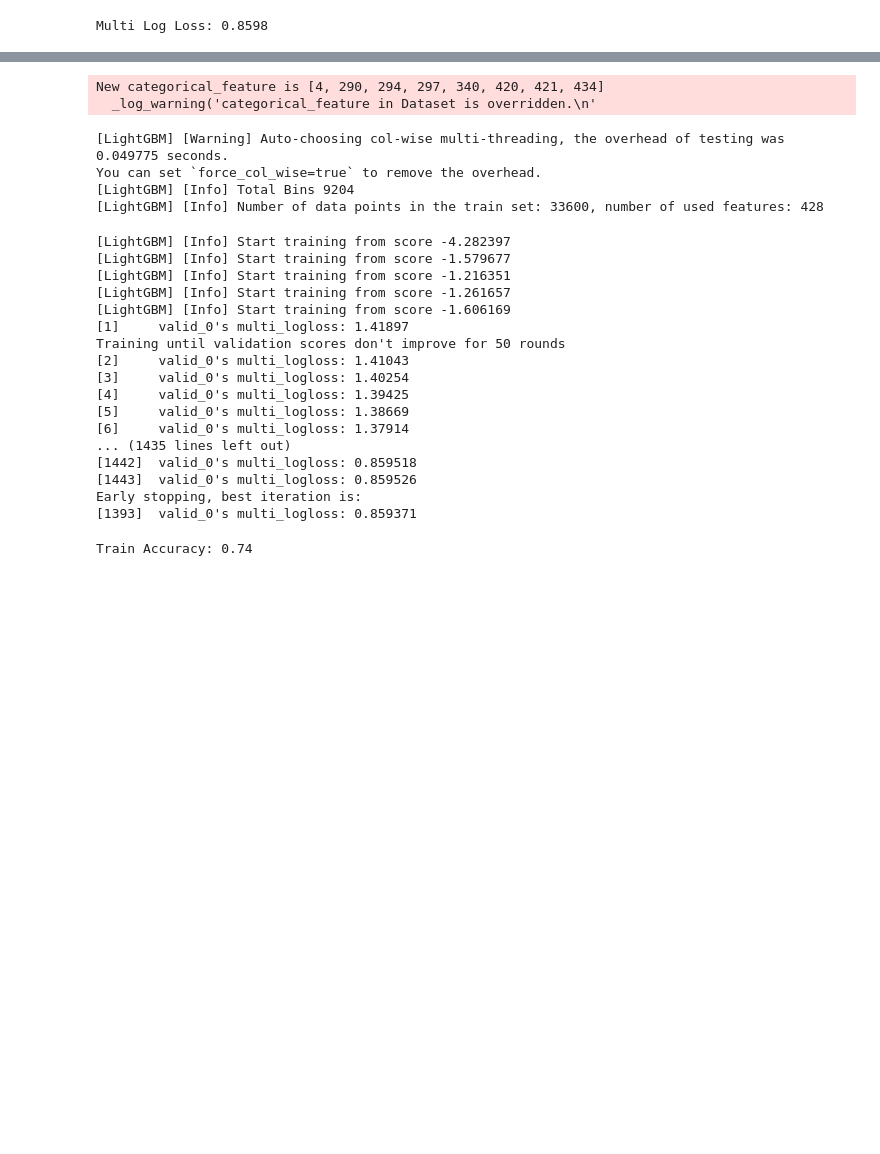
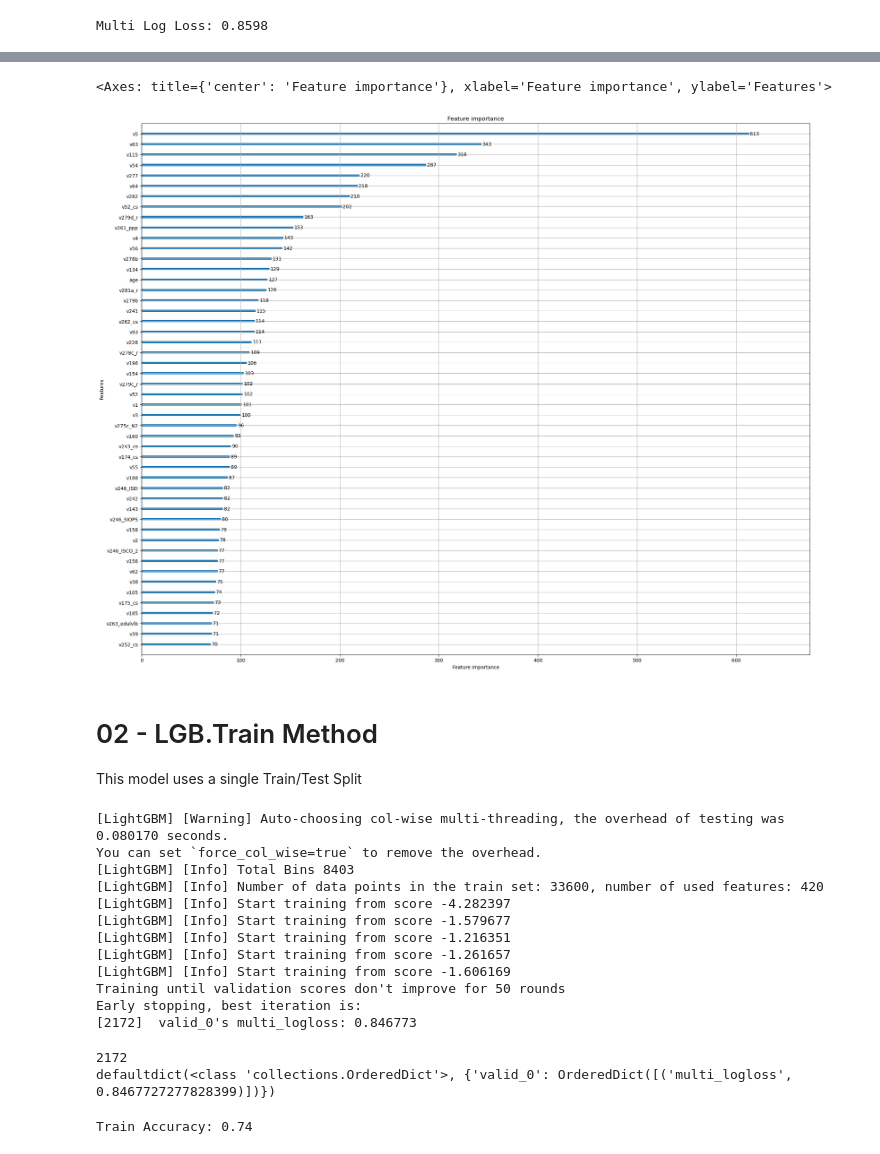
Before and after one commit to ezafar/STAT441_FinalProject, a Jupyter notebook: models/01_LightGBM.ipynb, the cells around one changed output, grey strips where cells are left out. Saved outputs shown, nothing was run; the diff lists cells and outputs as text; code cells hidden in the pictures; blank space fills up the shorter version.

```diff
--- a/models/01_LightGBM.ipynb
+++ b/models/01_LightGBM.ipynb
@@ -69,3 +114,11 @@ Multi Log Loss: 0.8598
+# %%
+lgb.plot_importance(clf_naive, max_num_features=50, figsize=(25,20))
+# %% [output]
+<Axes: title={'center': 'Feature importance'}, xlabel='Feature importance', ylabel='Features'>
+[figure, added]
+# %% [markdown]
+# 02 - LGB.Train Method
+This model uses a single Train/Test Split
 # %%
 # Prepare lbg dataset
 d_train = lgb.Dataset(X_train, label=y_train)
@@ -73,17 +127,26 @@ d_test = lgb.Dataset(X_test, label=y_test, reference=d_train)
 # %%
 # Train Model
 params = {
+    "boosting_type": "gbdt",
+    "objective": "multiclass",
+    "metric": "multi_logloss",
+
     "num_leaves": 10,
-    "metric": "multi_logloss",
-    "boosting_type": "gbdt",
+    # "max_depth": 5,
+    "learning_rate": 0.01,
+    #"n_estimators": 1000,
+    #"subsample_for_bin": 200000,
+    #"class_weight"='balanced',
+    #"min_child_samples": 20,
+    #"reg_alpha": 0.1,
+    #"reg_lambda": 0.1,
     'feature_fraction': 0.8,
     'bagging_fraction': 0.8,
     'bagging_freq': 5,
-    "learning_rate": 0.01,
-    "objective": "multiclass",
+
     "boost_from_average": True,
-    "early_stopping_round": 50,
-    "num_class" : 5
+    "num_class" : 5,
+    "verbose": 1,
 }
 
 model = lgb.train(
@@ -91,32 +154,28 @@ model = lgb.train(
     d_train,
     num_boost_round=10000,
     valid_sets=d_test,
-    categorical_feature=indexes_of_categories,
+    #categorical_feature=indexes_of_categories,
+    callbacks=[lgb.early_stopping(50)]
 )
 # %% [output]
-New categorical_feature is [4, 290, 294, 297, 340, 420, 421, 434]
-  _log_warning('categorical_feature in Dataset is overridden.\n'
+[LightGBM] [Warning] Auto-choosing col-wise multi-threading, the overhead of testing was 0.080170 seconds.
+You can set `force_col_wise=true` to remove the overhead.
+[LightGBM] [Info] Total Bins 8403
+[LightGBM] [Info] Number of data points in the train set: 33600, number of used features: 420
+[LightGBM] [Info] Start training from score -4.282397
+[LightGBM] [Info] Start training from score -1.579677
+[LightGBM] [Info] Start training from score -1.216351
+[LightGBM] [Info] Start training from score -1.261657
+[LightGBM] [Info] Start training from score -1.606169
+Training until validation scores don't improve for 50 rounds
+Early stopping, best iteration is:
+[2172]  valid_0's multi_logloss: 0.846773
-[LightGBM] [Warning] Auto-choosing col-wise multi-threading, the overhead of testing was 0.049775 seconds.
-You can set `force_col_wise=true` to remove the overhead.
-[LightGBM] [Info] Total Bins 9204
-[LightGBM] [Info] Number of data points in the train set: 33600, number of used features: 428
-[LightGBM] [Info] Start training from score -4.282397
-[LightGBM] [Info] Start training from score -1.579677
-[LightGBM] [Info] Start training from score -1.216351
-[LightGBM] [Info] Start training from score -1.261657
-[LightGBM] [Info] Start training from score -1.606169
-[1]     valid_0's multi_logloss: 1.41897
-Training until validation scores don't improve for 50 rounds
-[2]     valid_0's multi_logloss: 1.41043
-[3]     valid_0's multi_logloss: 1.40254
-[4]     valid_0's multi_logloss: 1.39425
-[5]     valid_0's multi_logloss: 1.38669
-[6]     valid_0's multi_logloss: 1.37914
-... (1435 lines left out)
-[1442]  valid_0's multi_logloss: 0.859518
-[1443]  valid_0's multi_logloss: 0.859526
-Early stopping, best iteration is:
-[1393]  valid_0's multi_logloss: 0.859371
+# %%
+print(model.best_iteration)
+print(model.best_score)
+# %% [output]
+2172
+defaultdict(<class 'collections.OrderedDict'>, {'valid_0': OrderedDict([('multi_logloss', 0.8467727277828399)])})
 # %%
 # Evaluate Train Accuracy
 y_train_pred_prob = model.predict(X_train)
```
Also changed, not shown: parts of 18 cells of this notebook, 3 other files.
